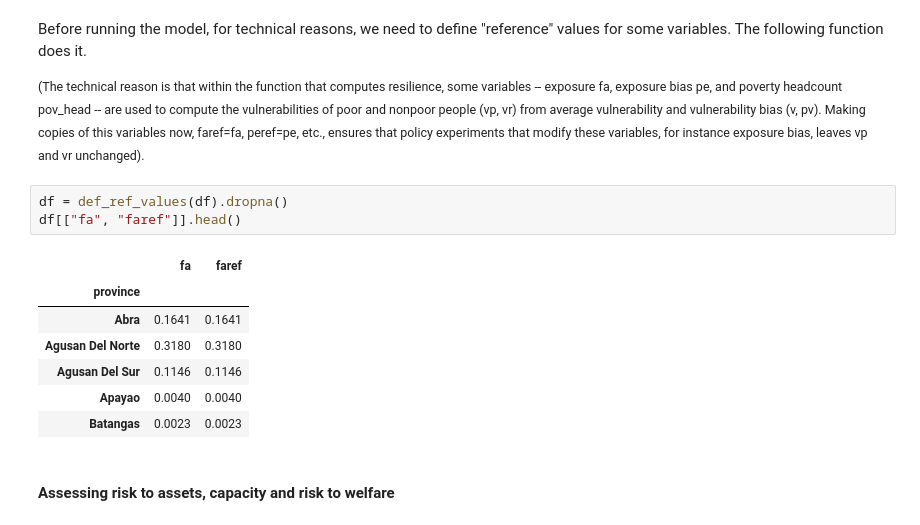
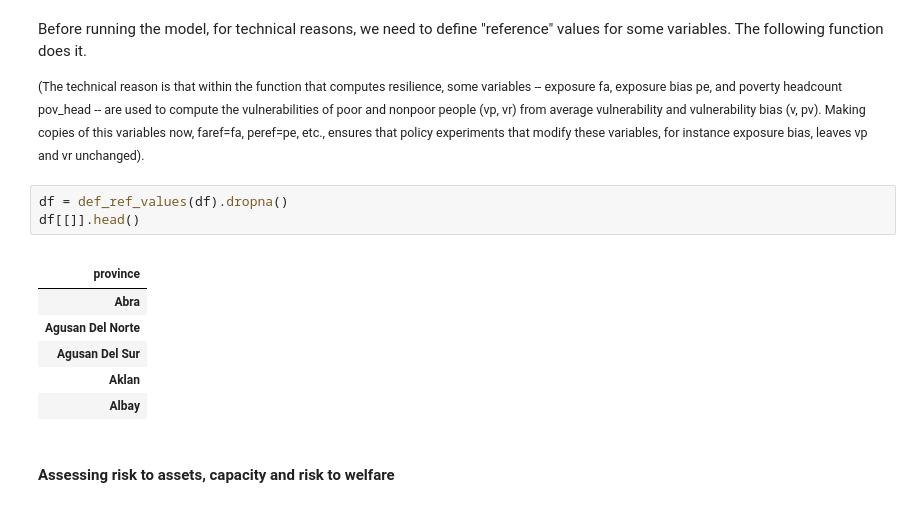
Before and after one commit to adrivsh/resilience_indicator_phl, a Jupyter notebook: socio_economic_capacity_demo.ipynb, the cells around one changed output. Cells and saved outputs as stored; diff of their text form.

```diff
--- a/socio_economic_capacity_demo.ipynb
+++ b/socio_economic_capacity_demo.ipynb
@@ -107,15 +107,15 @@ Before running the model, for technical reasons, we need to define "reference" v
 <small>(The technical reason is that within the function that computes resilience, some variables -- exposure fa, exposure bias pe, and poverty headcount pov_head -- are used to compute the vulnerabilities of poor and nonpoor people (vp, vr) from average vulnerability and vulnerability bias (v, pv). Making copies of this variables now, faref=fa, peref=pe, etc., ensures that policy experiments that modify these variables, for instance exposure bias, leaves vp and vr unchanged).</small>
 # %%
 df = def_ref_values(df).dropna()
-df[["fa", "faref"]].head()
+df[[]].head()
 # %% [output]
-|  | fa | faref |
-| province |  |  |
-| Abra | 0.1641 | 0.1641 |
-| Agusan Del Norte | 0.3180 | 0.3180 |
-| Agusan Del Sur | 0.1146 | 0.1146 |
-| Apayao | 0.0040 | 0.0040 |
-| Batangas | 0.0023 | 0.0023 |
+|  |
+| province |
+| Abra |
+| Agusan Del Norte |
+| Agusan Del Sur |
+| Aklan |
+| Albay |
 # %% [markdown]
 #### Assessing risk to assets, capacity and risk to welfare
 # %% [markdown]
```
Also changed, not shown: parts of 7 cells of this notebook, 5 other files.
